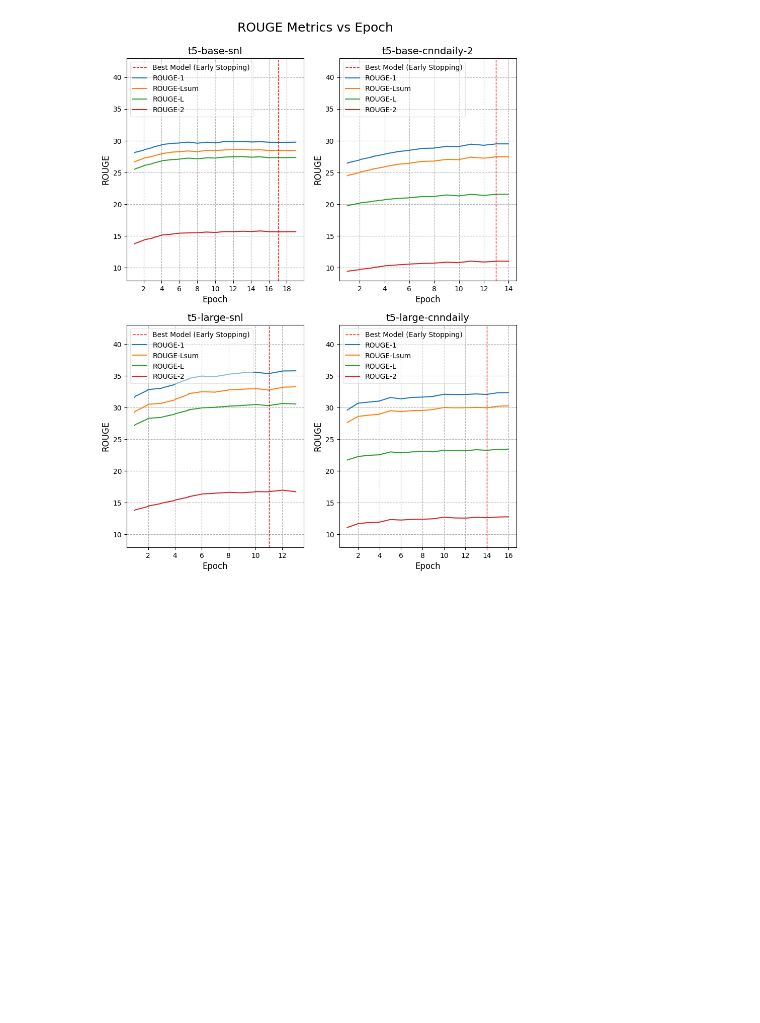
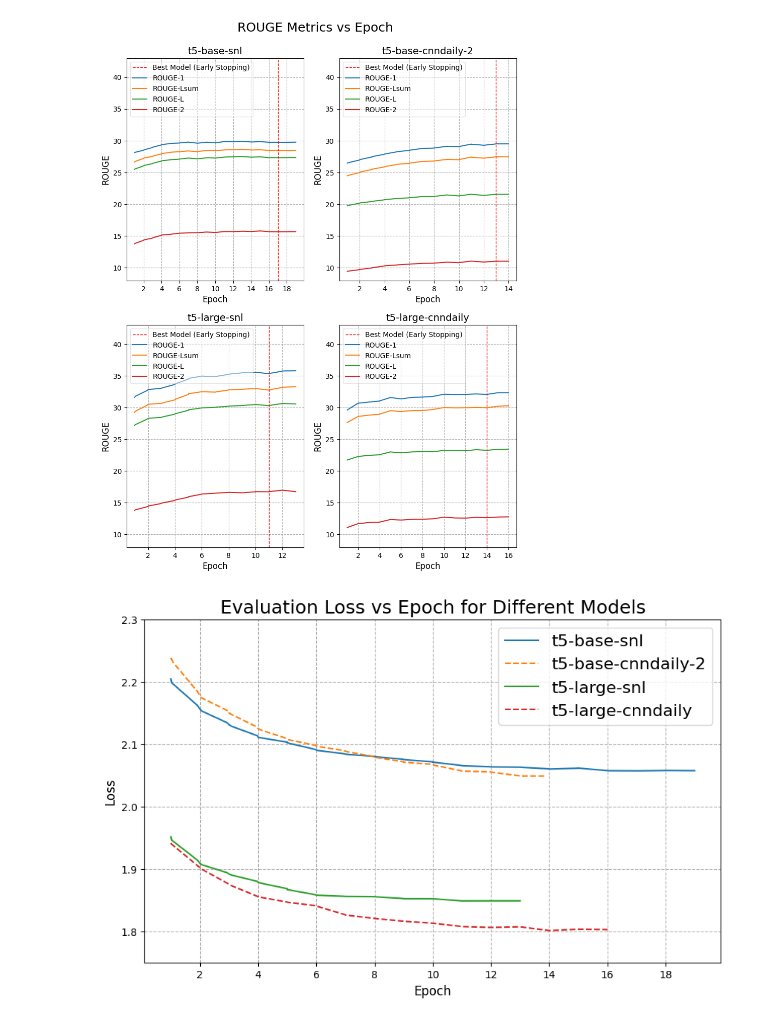
Before and after one commit to navjordj/Master-Norwegian-Abstractive-Summarization, a Jupyter notebook: plots/training_curves.ipynb, the cells around one changed output. Drawn from its saved outputs; the diff is of its cells as text; code cells hidden in the pictures; blank space fills up the shorter version.

Commit message:
Single training curve plots

```diff
--- a/plots/training_curves.ipynb
+++ b/plots/training_curves.ipynb
@@ -160,0 +152,52 @@ plt.show()
+# %%
+runs = [
+    {"model_name": "t5-base-snl", "wandb_url": "/navjordj/huggingface/runs/70ow8xqt"},
+    {"model_name": "t5-base-cnndaily-2", "wandb_url": "/navjordj/huggingface/runs/6b3n44zi"},
+    {"model_name": "t5-large-snl", "wandb_url": "/navjordj/huggingface/runs/zoy0w9hk"},
+    {"model_name": "t5-large-cnndaily", "wandb_url": "/navjordj/huggingface/runs/zrx32j09"},
+]
+
+api = wandb.Api()
+
+fig, ax = plt.subplots(figsize=(10, 6))
+
+plt.rcParams['font.family'] = 'Arial'
+plt.rcParams['font.size'] = 12
+
+plt.style.use('default')
+
+line_styles = ['-', '--', '-', '--']
+
+color_idx = 0
+colors = plt.rcParams['axes.prop_cycle'].by_key()['color']
+
+for i, run_info in enumerate(runs):
+    run = api.run(run_info["wandb_url"]).history()
+    run = run.drop(run.tail(1).index)
+
+    run["eval/loss"] = run["eval/loss"].interpolate(method="linear")
+
+    ax.xaxis.set_major_locator(tck.MultipleLocator(2))
+
+    eval_loss_line = ax.plot(run["train/epoch"], run["eval/loss"], label=f"{run_info['model_name']} Eval Loss", linewidth=1.5, linestyle=line_styles[i], color=colors[color_idx])
+
+    ax.set_xlabel("Epoch", fontsize=12)
+    ax.set_ylabel("Loss", fontsize=12)
+    ax.set_ylim(1.75, 2.3)
+
+    ax.grid(True, linestyle="--", alpha=1)
+
+    color_idx += 1
+
+custom_lines = [Line2D([0], [0], color=colors[i], linestyle=line_styles[i], lw=1.5) for i in range(len(runs))]
+labels = [f"{run_info['model_name']}" for run_info in runs]
+
+ax.legend(custom_lines, labels, loc='upper right', fontsize=16)
+
+# Add a single title for the entire figure
+plt.title("Evaluation Loss vs Epoch for Different Models", fontsize=18)
+
+plt.savefig("eval_losses_combined_simplified_corrected_legend.png")
+plt.show()
+# %% [output]
+[figure, added]
```
Also changed, not shown: parts of 2 cells of this notebook.
